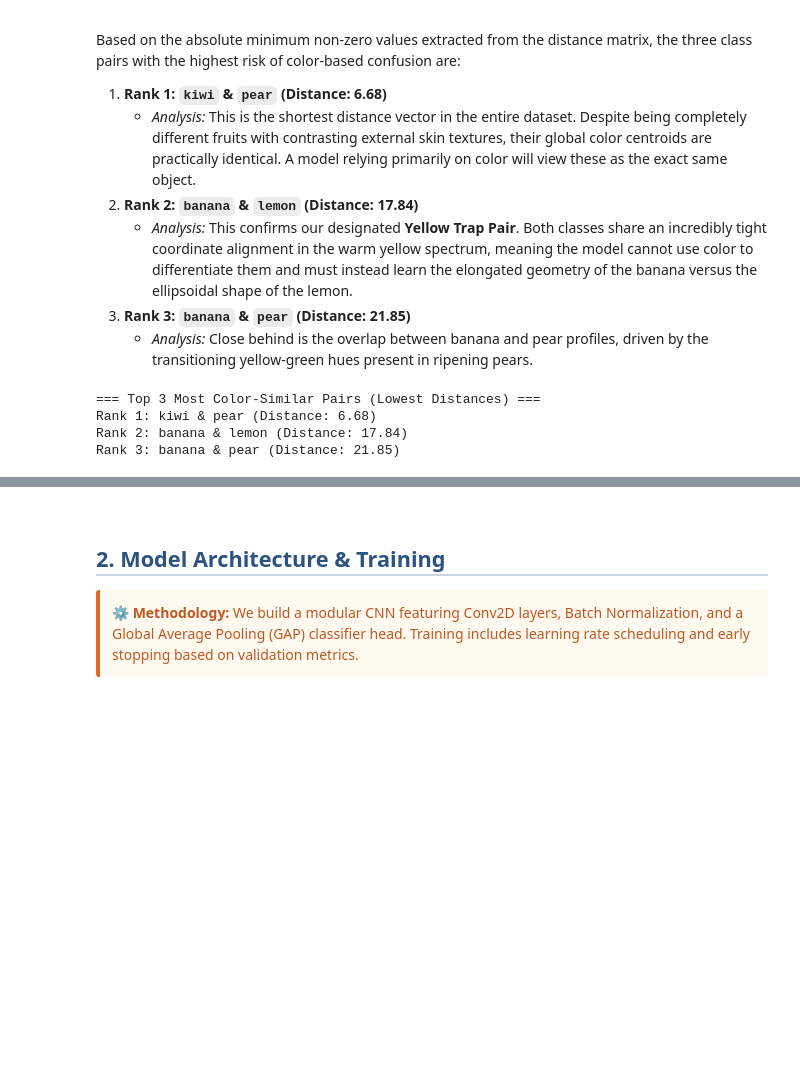
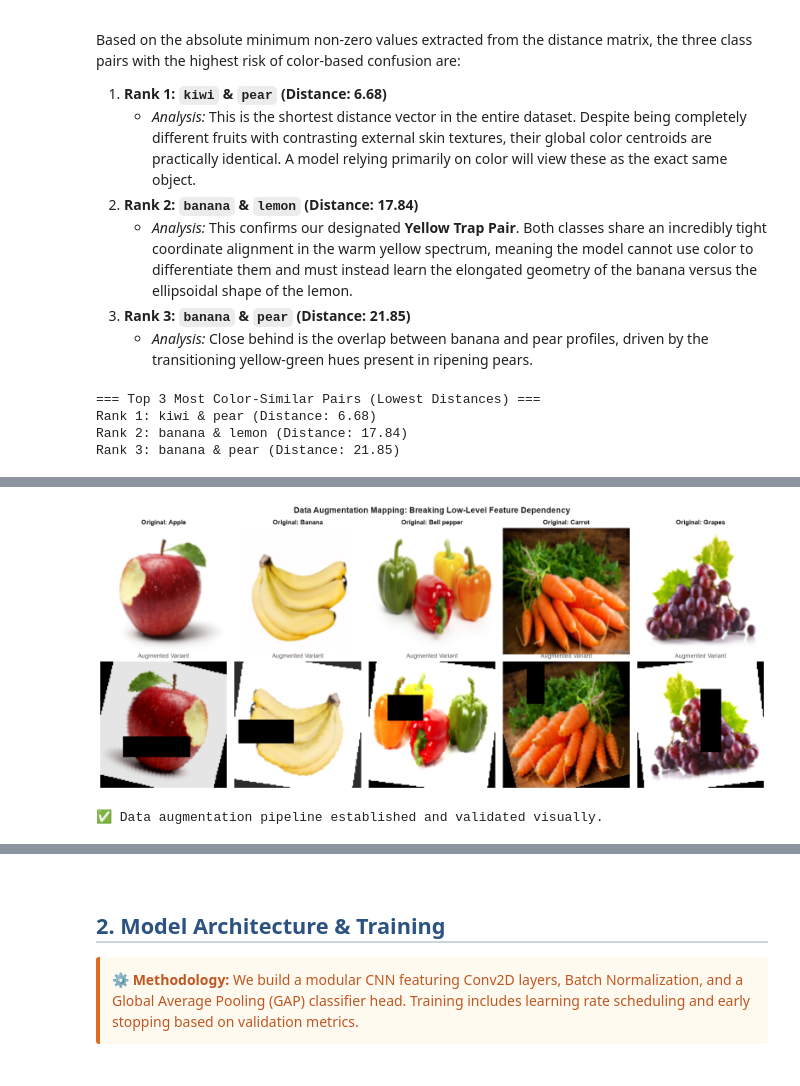
Before and after one commit to Parsa-Saeednia/UT-DataScience-Spring2026, a Jupyter notebook: Assignments/CA4/02_CNN_Robustness_and_GradCAM.ipynb, the cells around one changed output, grey strips where cells are left out. Saved outputs shown, nothing was run; the diff lists cells and outputs as text; code cells hidden in the pictures; blank space fills up the shorter version.

Commit message:
Add theorical part and extract some information from the data and some analysis on that

```diff
--- a/Assignments/CA4/02_CNN_Robustness_and_GradCAM.ipynb
+++ b/Assignments/CA4/02_CNN_Robustness_and_GradCAM.ipynb
@@ -405,0 +562,79 @@ This distance matrix provides concrete, mathematical proof that raw color distri
+# %%
+import os
+import torch
+import matplotlib.pyplot as plt
+from PIL import Image
+from torchvision import datasets, transforms
+
+# -------------------------------------------------------------
+# 1. Define Production Training Augmentation Pipeline
+# -------------------------------------------------------------
+# Using calculated training statistics from step 2.2
+TRAIN_MEAN = [0.6683834195137024, 0.5986996293067932, 0.4231979250907898]
+TRAIN_STD  = [0.2145279347896576, 0.21993939578533173, 0.26362723112106323]
+
+train_production_transforms = transforms.Compose([
+    transforms.Resize((128, 128)),
+    transforms.RandomRotation(degrees=15),             # Robustness against orientation variations
+    transforms.ColorJitter(brightness=0.2, contrast=0.2), # Invariance to lighting fluctuations
+    transforms.RandomHorizontalFlip(p=0.5),            # Spatial invariance reflection
+    transforms.ToTensor(),                             # Convert PIL Image to normalized Tensor
+    transforms.RandomErasing(p=0.5, scale=(0.02, 0.1), ratio=(0.3, 3.3), value=0), # Random Cutout regularizer
+    transforms.Normalize(mean=TRAIN_MEAN, std=TRAIN_STD)
+])
+
+# -------------------------------------------------------------
+# 2. Visualization Code: Original vs. Augmented Grid
+# -------------------------------------------------------------
+# Isolated pipeline without normalization to preserve clean RGB rendering for matplotlib
+visualization_transforms = transforms.Compose([
+    transforms.Resize((128, 128)),
+    transforms.RandomRotation(degrees=15),
+    transforms.ColorJitter(brightness=0.2, contrast=0.2),
+    transforms.RandomHorizontalFlip(p=0.5),
+    transforms.ToTensor(),
+    # Forcing p=1.0 here guarantees Cutout appears visibly in your comparison plot
+    transforms.RandomErasing(p=1.0, scale=(0.04, 0.12), value=0)
+])
+
+raw_train_dataset = datasets.ImageFolder(root=os.path.join(BASE_DIR, "train"))
+
+display_images = []
+display_labels = []
+tracked_classes = set()
+
+# Collect exactly 5 unique sample classes for the grid showcase
+for img_path, label_idx in raw_train_dataset.imgs:
+    class_name = raw_train_dataset.classes[label_idx]
+    if class_name in SELECTED_CLASSES and class_name not in tracked_classes:
+        pil_img = Image.open(img_path).convert("RGB")
+        display_images.append(pil_img)
+        display_labels.append(class_name)
+        tracked_classes.add(class_name)
+        if len(tracked_classes) == 5:
+            break
+
+# Construct the matplotlib comparison plot
+fig, axes = plt.subplots(2, 5, figsize=(16, 7))
+
+for i in range(5):
+    # Row 0: Original Raw Sample
+    base_tensor = transforms.functional.to_tensor(transforms.functional.resize(display_images[i], (128, 128)))
+    axes[0, i].imshow(base_tensor.permute(1, 2, 0))
+    axes[0, i].set_title(f"Original: {display_labels[i].capitalize()}", fontsize=11, fontweight="bold", color="#1a1a1a")
+    axes[0, i].axis("off")
+
+    # Row 1: Augmented Counterpart
+    augmented_tensor = visualization_transforms(display_images[i])
+    axes[1, i].imshow(augmented_tensor.permute(1, 2, 0))
+    axes[1, i].set_title(f"Augmented Variant", fontsize=10, color="#555555")
+    axes[1, i].axis("off")
+
+plt.suptitle("Data Augmentation Mapping: Breaking Low-Level Feature Dependency", fontsize=14, fontweight="bold", y=0.98)
+plt.tight_layout()
+plt.show()
+
+print("✅ Data augmentation pipeline established and validated visually.")
+# %% [output]
+[figure, added]
+✅ Data augmentation pipeline established and validated visually.
```
Also changed, not shown: parts of 10 cells of this notebook.
